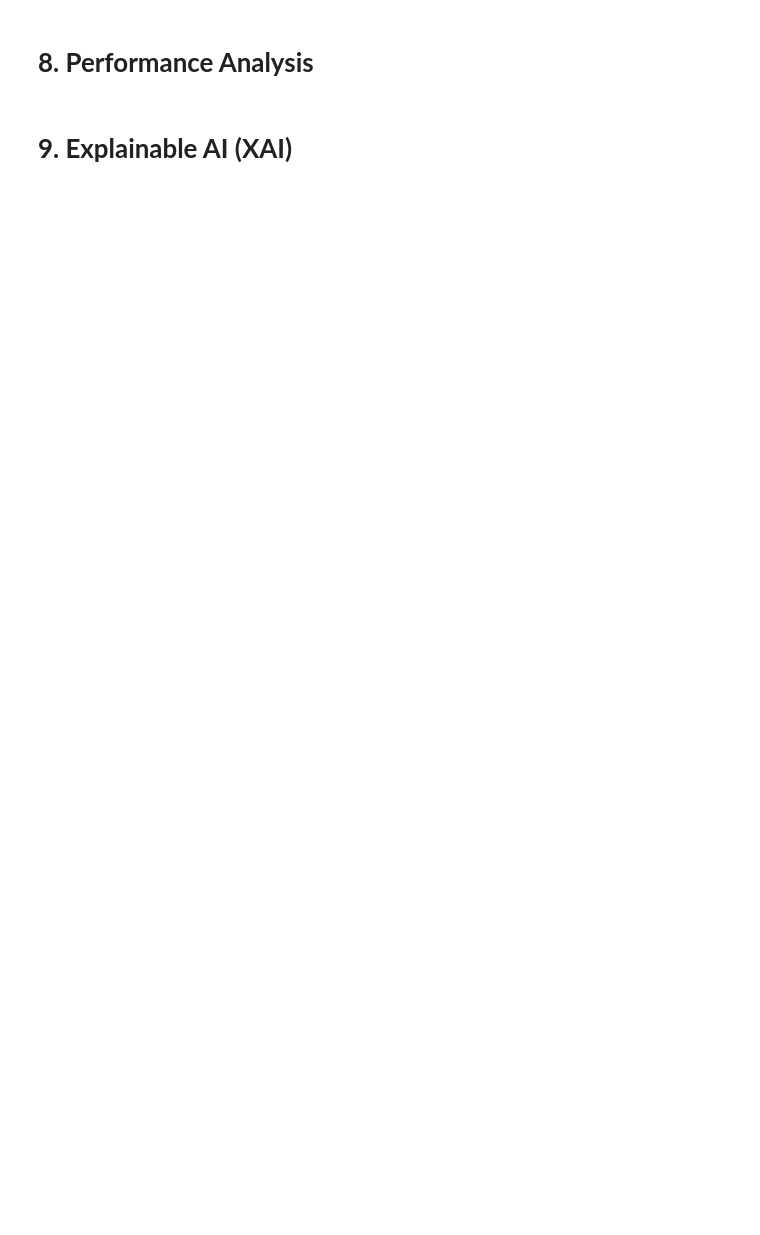
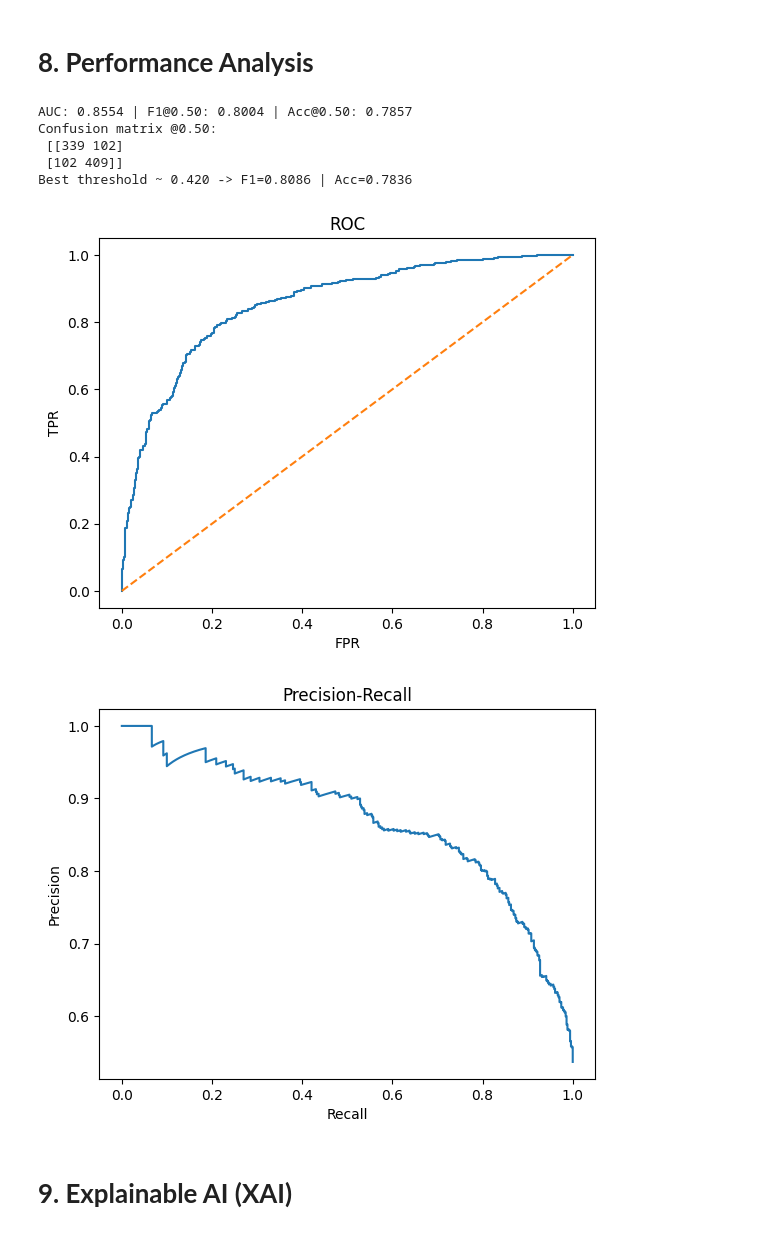
Before and after one commit to Rabia-Akhtr/Applied-Data-Science-1, a Jupyter notebook: notebooks/hackathon_main.ipynb, the cells around one changed output. Drawn from its saved outputs; the diff is of its cells as text; code cells hidden in the pictures; blank space fills up the shorter version.

```diff
--- a/notebooks/hackathon_main.ipynb
+++ b/notebooks/hackathon_main.ipynb
@@ -49,4 +581,77 @@ This notebook documents the full workflow for our Data Science Challenge hackath
 # %% [markdown]
 # **8. Performance Analysis**
+# %%
+# Cell 8 — Step 5: Performance analysis on validation (simple, teacher style)
+
+from sklearn.pipeline import Pipeline
+from sklearn.metrics import (
+    roc_auc_score, f1_score, accuracy_score, confusion_matrix,
+    roc_curve, precision_recall_curve
+)
+from xgboost import XGBClassifier
+import matplotlib.pyplot as plt
+import numpy as np
+
+# assumes: X_train, X_valid, y_train, y_valid, preprocess from Cell 4
+
+best_params = {"n_estimators": 300, "max_depth": 3, "learning_rate": 0.05}
+
+val_pipe = Pipeline(steps=[
+    ("pre", preprocess),
+    ("clf", XGBClassifier(
+        subsample=0.9,
+        colsample_bytree=0.9,
+        reg_lambda=1.0,
+        eval_metric="logloss",
+        tree_method="hist",
+        random_state=42,
+        **best_params
+    ))
+])
+
+val_pipe.fit(X_train, y_train)
+
+# scores and predictions
+y_score = val_pipe.predict_proba(X_valid)[:, 1]
+y_pred_05 = (y_score >= 0.5).astype(int)
+
+# metrics @0.5
+auc = roc_auc_score(y_valid, y_score)
+f1  = f1_score(y_valid, y_pred_05)
+acc = accuracy_score(y_valid, y_pred_05)
+cm  = confusion_matrix(y_valid, y_pred_05)
+
+print(f"AUC: {auc:.4f} | F1@0.50: {f1:.4f} | Acc@0.50: {acc:.4f}")
+print("Confusion matrix @0.50:\n", cm)
+
+# choose a better threshold by maximizing F1 on validation
+ths = np.linspace(0.2, 0.8, 61)
+f1s = [f1_score(y_valid, (y_score >= t).astype(int)) for t in ths]
+best_t = float(ths[int(np.argmax(f1s))])
+y_pred_bt = (y_score >= best_t).astype(int)
+f1_bt = f1_score(y_valid, y_pred_bt)
+acc_bt = accuracy_score(y_valid, y_pred_bt)
+print(f"Best threshold ~ {best_t:.3f} -> F1={f1_bt:.4f} | Acc={acc_bt:.4f}")
+
+# ROC curve
+fpr, tpr, _ = roc_curve(y_valid, y_score)
+plt.plot(fpr, tpr)
+plt.plot([0,1],[0,1],'--')
+plt.xlabel("FPR"); plt.ylabel("TPR"); plt.title("ROC")
+plt.show()
+
+# PR curve
+prec, rec, _ = precision_recall_curve(y_valid, y_score)
+plt.plot(rec, prec)
+plt.xlabel("Recall"); plt.ylabel("Precision"); plt.title("Precision-Recall")
+plt.show()
+# %% [output]
+AUC: 0.8554 | F1@0.50: 0.8004 | Acc@0.50: 0.7857
+Confusion matrix @0.50:
+ [[339 102]
+ [102 409]]
+Best threshold ~ 0.420 -> F1=0.8086 | Acc=0.7836
+[figure, added]
+[figure, added]
 # %% [markdown]
 # **9. Explainable AI (XAI)**
```
Also changed, not shown: parts of 11 cells of this notebook.
